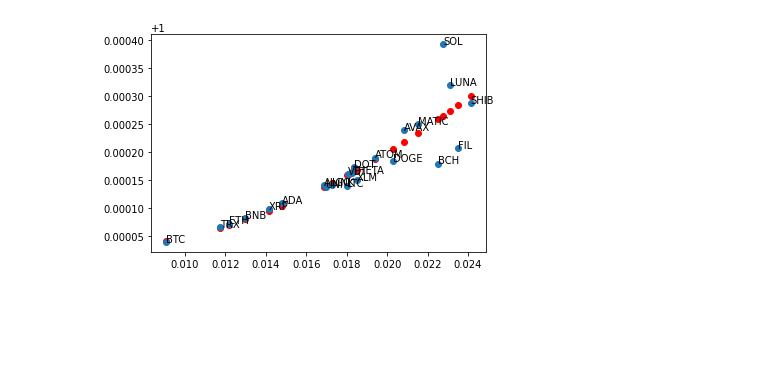
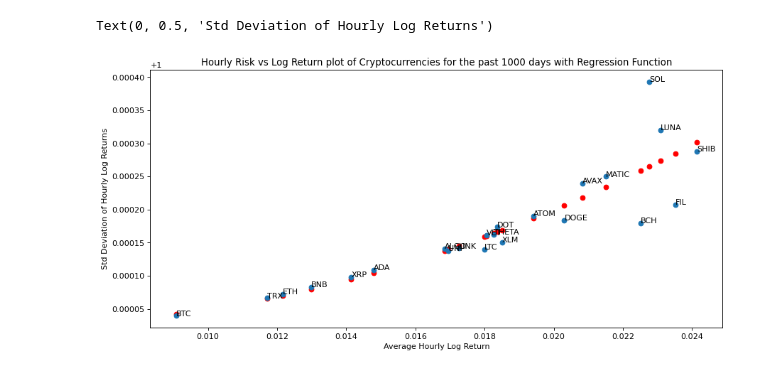
Before and after one commit to louis-stp/CryptoPortfolio, a Jupyter notebook: Crypto Project.ipynb, the cells around one changed output. Drawn from its saved outputs; the diff is of its cells as text; code cells hidden in the pictures; blank space fills up the shorter version.

```diff
--- a/Crypto Project.ipynb
+++ b/Crypto Project.ipynb
@@ -122,20 +102,24 @@ for i, txt in enumerate(log_returns.columns):
 # %%
 filtered = log_returns.describe().drop(columns=["AXS","ICP"])
 desc = np.asarray(filtered)[1,:]
 std = np.asarray(filtered)[2,:]
 
-
+figure(figsize=(13, 6), dpi=80)
 lm2 = LinearRegression()
 std2 = np.ones([len(std),3])
 std2[:,1] = std
 std2[:,2] = std**2
 lm2.fit(std2,desc.reshape(-1,1))
 predictions = lm2.predict(std2)
 plt.scatter(std, predictions,c='r')
 plt.scatter(std,desc)
 #plt.xlim(0,.03)
 #plt.ylim(1,1.0005)
 for i, txt in enumerate(filtered.columns):
     plt.annotate(txt, (std[i], desc[i]))
+plt.title("Hourly Risk vs Log Return plot of Cryptocurrencies for the past 1000 days with Regression Function")
+plt.xlabel("Average Hourly Log Return")
+plt.ylabel("Std Deviation of Hourly Log Returns")
 # %% [output]
+Text(0, 0.5, 'Std Deviation of Hourly Log Returns')
-[figure, old version]
+[figure, new version]
```
Also changed, not shown: parts of 6 cells of this notebook, 3 other files.
